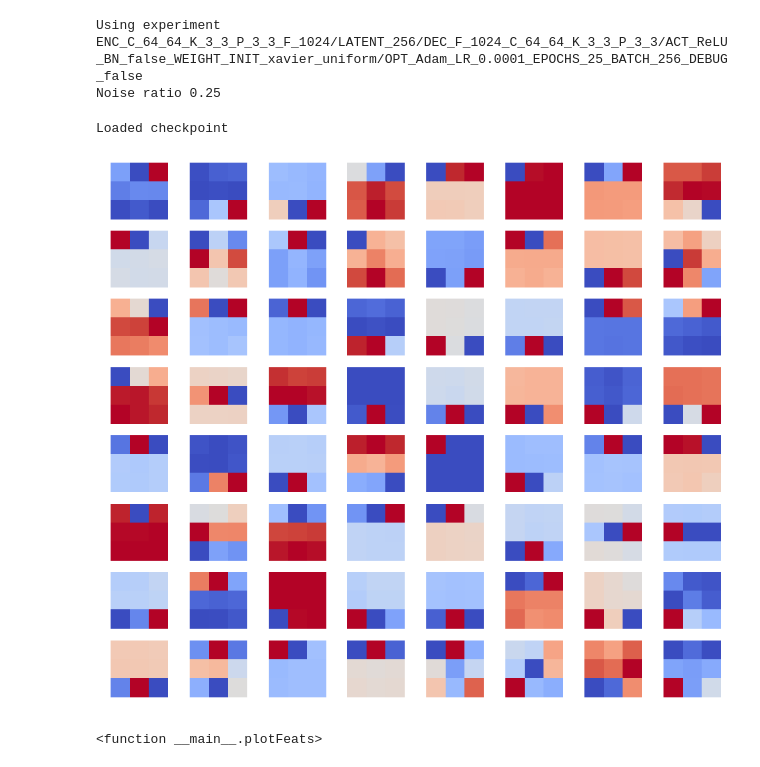
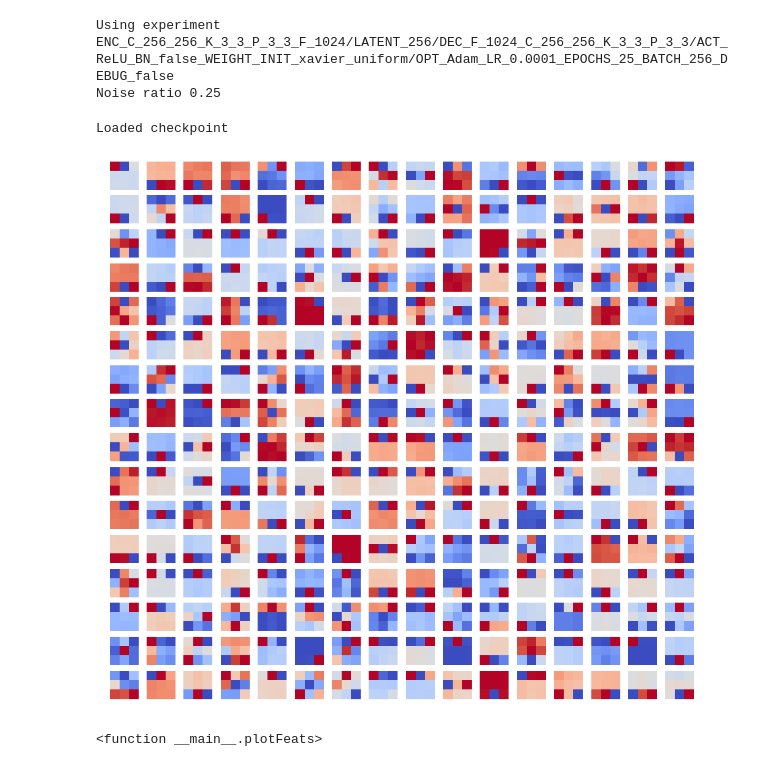
Before and after one commit to Rpersie/old-meng-ami, a Jupyter notebook: notebooks/Conv Kernel Viz.ipynb, the cells around one changed output. Cells and saved outputs as stored; diff of their text form; code cells hidden in the pictures.

```diff
--- a/notebooks/Conv Kernel Viz.ipynb
+++ b/notebooks/Conv Kernel Viz.ipynb
@@ -31,7 +31,7 @@ learning_rate="0.0001" # Use string instead of float to prevent Python's auto-fo
 epochs=25
 batch_size=256
 
-enc_channels=[64, 64]
+enc_channels=[256, 256]
 enc_kernels=[3, 3]
 enc_pools=[3, 3]
 enc_fc=[1024]
@@ -39,7 +39,7 @@ enc_fc=[1024]
 latent_dim=256
 
 dec_fc=[1024]
-dec_channels=[64, 64]
+dec_channels=[256, 256]
 dec_kernels=[3, 3]
 dec_pools=[3, 3]
 
@@ -125,12 +125,12 @@ if len(gan_fc) == 0:
     gan_fc_delim="_"
 gan_activation = "Sigmoid"
 # %% [output]
-Using experiment ENC_C_64_64_K_3_3_P_3_3_F_1024/LATENT_256/DEC_F_1024_C_64_64_K_3_3_P_3_3/ACT_ReLU_BN_false_WEIGHT_INIT_xavier_uniform/OPT_Adam_LR_0.0001_EPOCHS_25_BATCH_256_DEBUG_false
+Using experiment ENC_C_256_256_K_3_3_P_3_3_F_1024/LATENT_256/DEC_F_1024_C_256_256_K_3_3_P_3_3/ACT_ReLU_BN_false_WEIGHT_INIT_xavier_uniform/OPT_Adam_LR_0.0001_EPOCHS_25_BATCH_256_DEBUG_false
 Noise ratio 0.25
 # %%
 # Load checkpoint (potentially trained on GPU) into CPU memory (hence the map_location)
 model_type = "ae"
-adversarial = True
+adversarial = False
 gan = False
 checkpoint_dir = "/data/sls/scratch/atitus5/meng/models/cnn/%s/%s" % (dataset,
                                                                       expt_name)
@@ -158,31 +158,31 @@ Loaded checkpoint
 # %%
 color_map = "coolwarm"
 # color_map = "viridis"
 def plotFirstLayerKernels(name, num_cols):
     weights = checkpoint["state_dict"][name].numpy()
     if len(weights.shape) != 4:
         print("plotFirstLayerKernels expects a 4D tensor; got a %dD tensor instead" % len(weights.shape))
     if weights.shape[1] != 1:
         print("plotFirstLayerKernels can only visualize 1 input channel of data")
     num_kernels = weights.shape[0]
 
     num_rows = int(num_kernels // num_cols) + 1
     kernels = weights.reshape((num_kernels, weights.shape[2], weights.shape[3]))
 
     fig = plt.figure(figsize=(16, 16))
     for row in range(num_rows):
         for col in range(num_cols):
             kernel_idx = (row * num_cols) + col
             if kernel_idx < num_kernels:
                 ax = plt.subplot(num_rows, num_cols, kernel_idx + 1)
                 ax.axis('off')   # Pretty-up the result a bit
                 plt.imshow(kernels[kernel_idx], cmap=color_map, aspect='equal')
     plt.show()
 
-col_count = 8
+col_count = 16
 plotFirstLayerKernels("encoder_conv.conv2d_0.weight", col_count)
 # %% [output]
-[figure, old version]
+[figure, new version]
 # %%
 # Visualize layers via mean-image method (images/feature matrices for which activation is highest for a unit)
 top_count = 100
```
Also changed, not shown: 10 other files.
